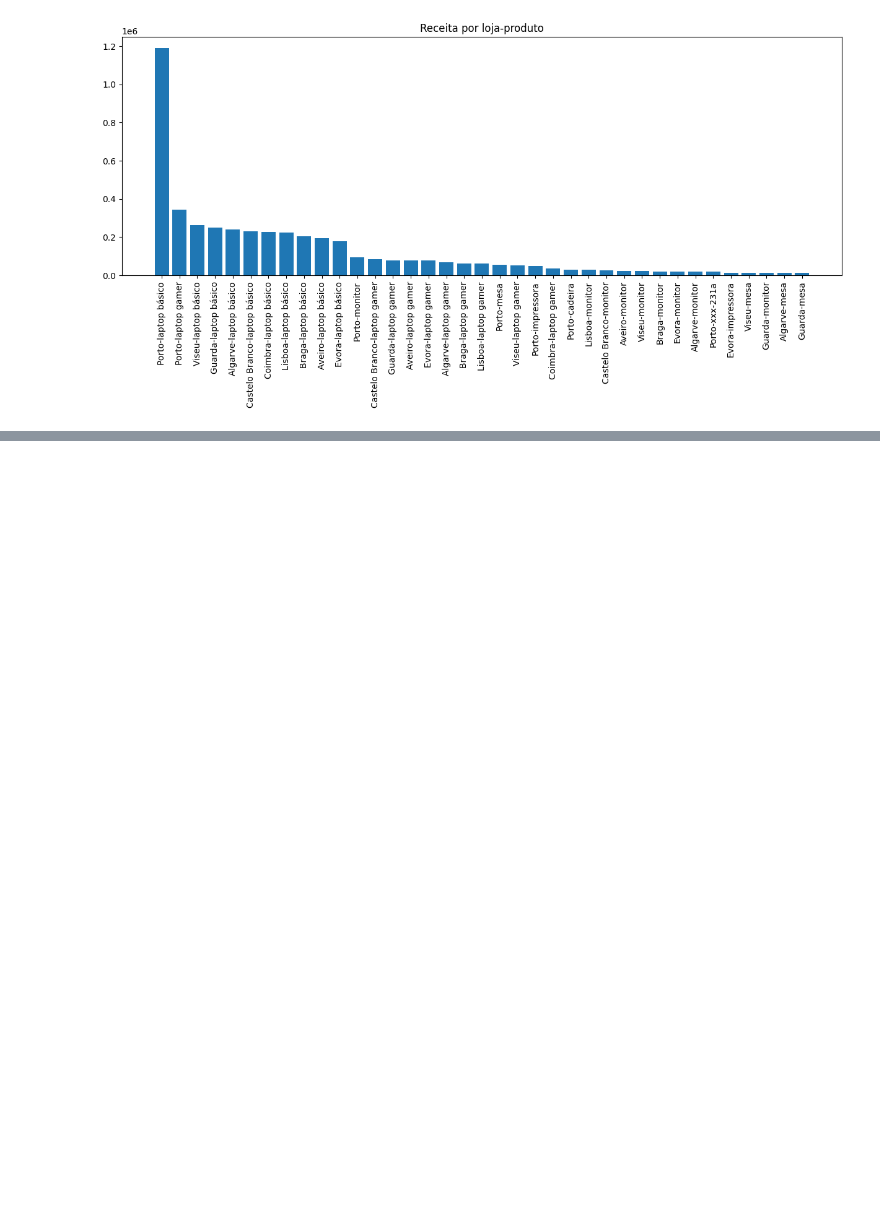
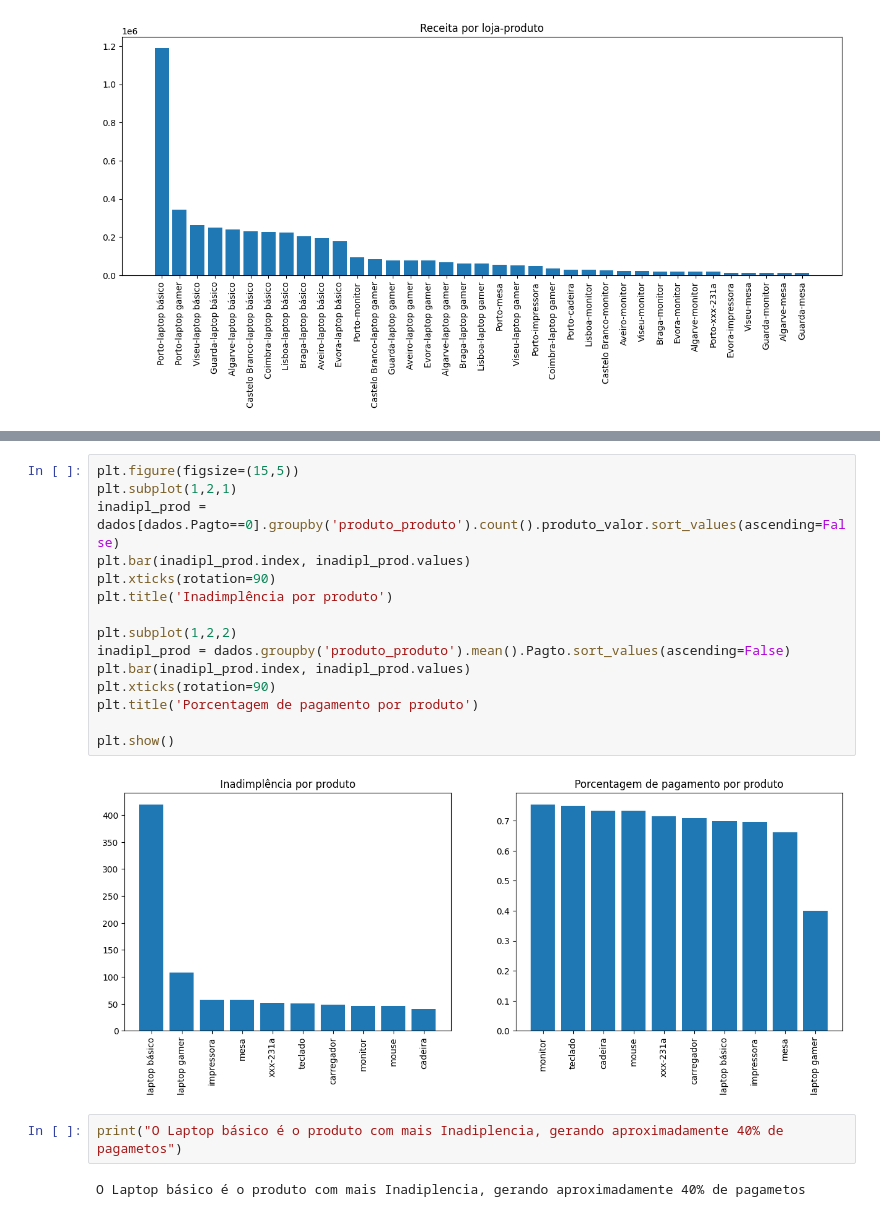
Before and after one commit to Gcango/Analise_Vendas_Soft_You, a Jupyter notebook: Soft_You_Analise_de_Vendas.ipynb, the cells around one changed output, grey strips where cells are left out. Drawn from its saved outputs; the diff is of its cells as text; blank space fills up the shorter version.

```diff
--- a/Soft_You_Analise_de_Vendas.ipynb
+++ b/Soft_You_Analise_de_Vendas.ipynb
@@ -920,0 +930,21 @@ plt.show()
+# %%
+plt.figure(figsize=(15,5))
+plt.subplot(1,2,1)
+inadipl_prod = dados[dados.Pagto==0].groupby('produto_produto').count().produto_valor.sort_values(ascending=False)
+plt.bar(inadipl_prod.index, inadipl_prod.values)
+plt.xticks(rotation=90)
+plt.title('Inadimplência por produto')
+
+plt.subplot(1,2,2)
+inadipl_prod = dados.groupby('produto_produto').mean().Pagto.sort_values(ascending=False)
+plt.bar(inadipl_prod.index, inadipl_prod.values)
+plt.xticks(rotation=90)
+plt.title('Porcentagem de pagamento por produto')
+
+plt.show()
+# %% [output]
+[figure, added]
+# %%
+print("O Laptop básico é o produto com mais Inadiplencia, gerando aproximadamente 40% de pagametos")
+# %% [output]
+O Laptop básico é o produto com mais Inadiplencia, gerando aproximadamente 40% de pagametos
```
Also changed, not shown: parts of 7 cells of this notebook.
